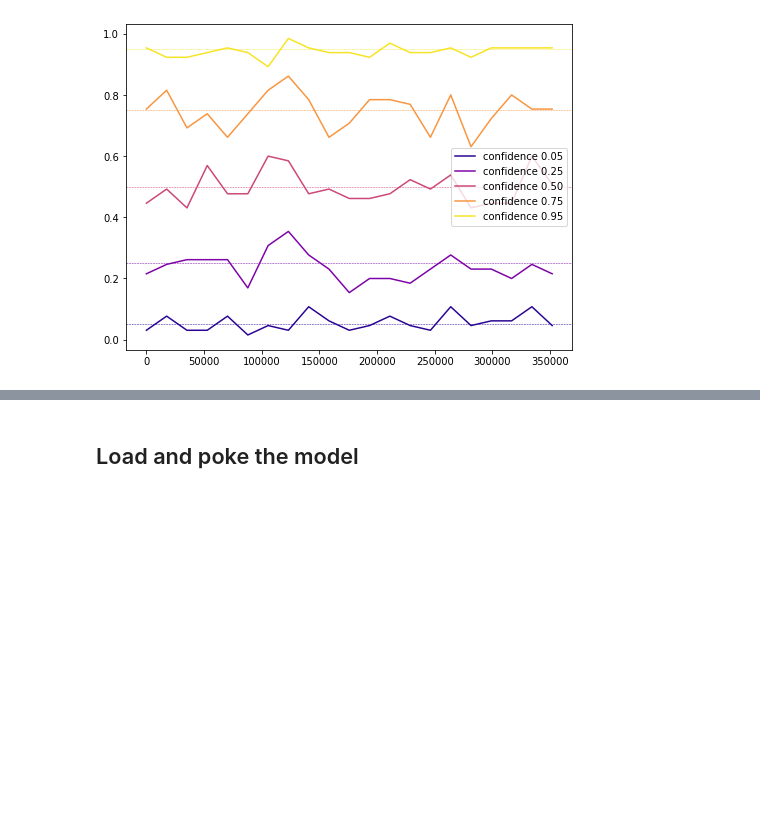
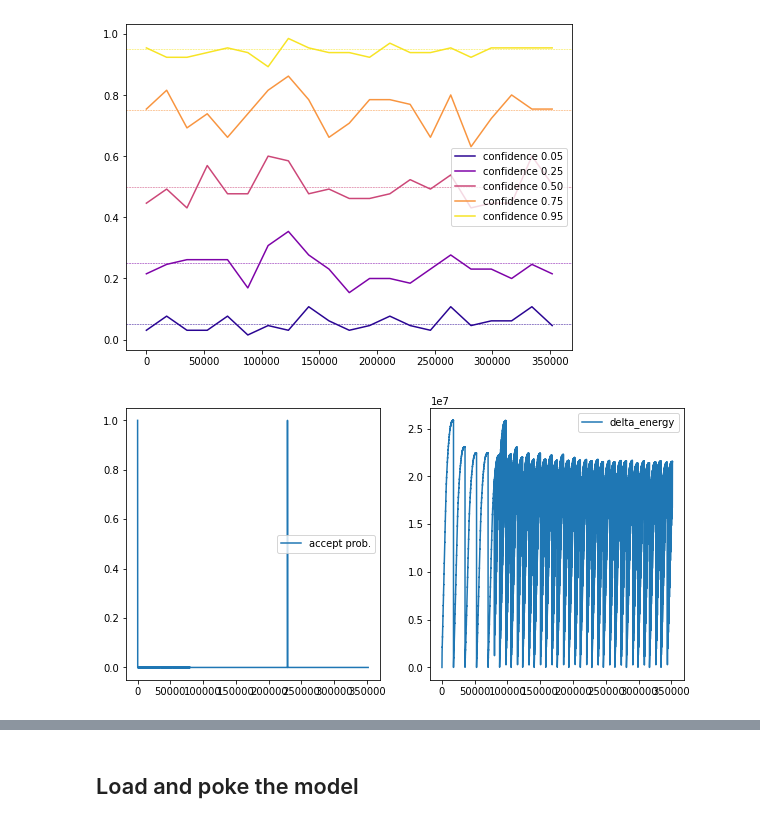
Before and after one commit to ratschlab/bnn_priors, a Jupyter notebook: experiments/3.3_Plot_interactive_metrics.ipynb, the cells around one changed output, grey strips where cells are left out. Drawn from its saved outputs; the diff is of its cells as text; code cells hidden in the pictures; blank space fills up the shorter version.

```diff
--- a/experiments/3.3_Plot_interactive_metrics.ipynb
+++ b/experiments/3.3_Plot_interactive_metrics.ipynb
@@ -48,5 +81,16 @@ plot.kinetic_temperature_intervals(ax, metrics, samples, mask=mask)
 # %% [output]
 [figure]
+# %%
+_, axes = plt.subplots(1, 2, figsize=(10, 5))
+
+def accept_prob(x):
+    return np.exp(np.minimum(0., -x))
+
+plot.metric(axes[0], metrics, "delta_energy", transform=accept_prob,
+            plot_kwargs=dict(label="accept prob."))
+plot.metric(axes[1], metrics, "delta_energy")
+# %% [output]
+[figure, added]
 # %%
 fig, axes = plt.subplots(2, 3, figsize=(12, 8))
 
```
Also changed, not shown: parts of 19 cells of this notebook, 1 other file.
